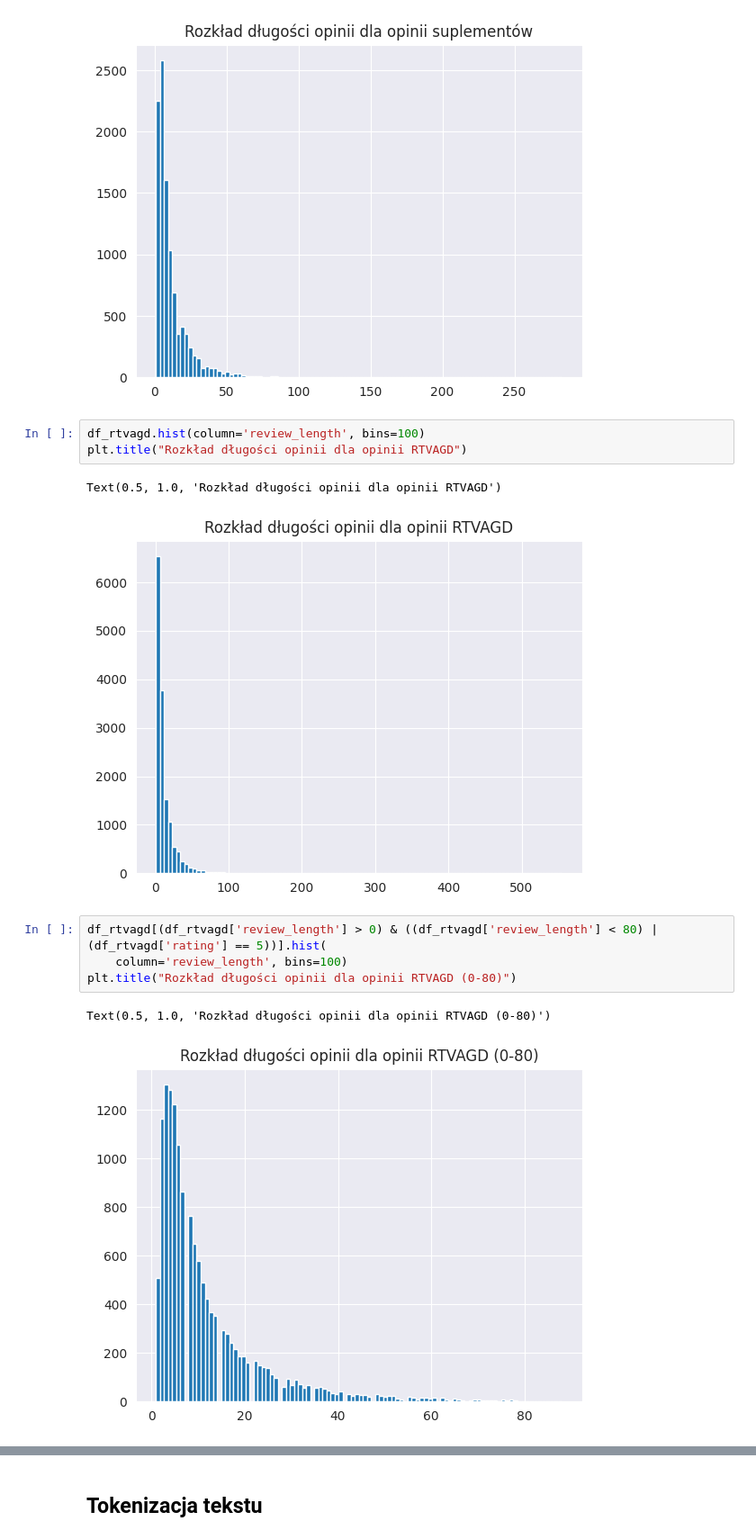
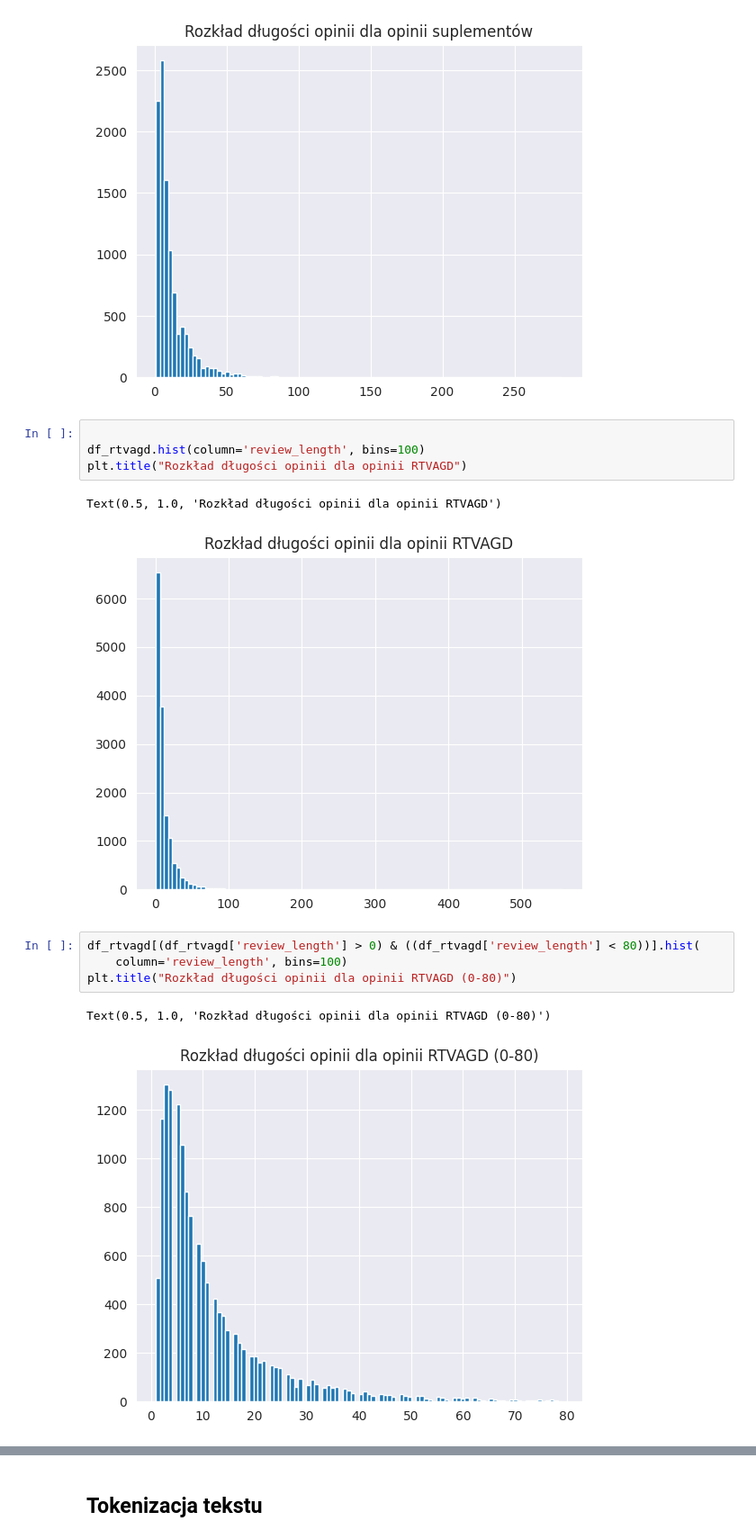
Before and after one commit to 13Dominik/engineering_thesis, a Jupyter notebook: project.ipynb, the cells around one changed output, grey strips where cells are left out. Shown: that part at 90% size. Drawn from its saved outputs; the diff is of its cells as text.

```diff
--- a/project.ipynb
+++ b/project.ipynb
@@ -147,15 +180,16 @@ plt.title("Rozkład długości opinii dla opinii suplementów")
 Text(0.5, 1.0, 'Rozkład długości opinii dla opinii suplementów')
 [figure]
 # %%
+
 df_rtvagd.hist(column='review_length', bins=100)
 plt.title("Rozkład długości opinii dla opinii RTVAGD")
 # %% [output]
 Text(0.5, 1.0, 'Rozkład długości opinii dla opinii RTVAGD')
 [figure]
 # %%
-df_rtvagd[(df_rtvagd['review_length'] > 0) & ((df_rtvagd['review_length'] < 80) | (df_rtvagd['rating'] == 5))].hist(
+df_rtvagd[(df_rtvagd['review_length'] > 0) & ((df_rtvagd['review_length'] < 80))].hist(
     column='review_length', bins=100)
 plt.title("Rozkład długości opinii dla opinii RTVAGD (0-80)")
 # %% [output]
 Text(0.5, 1.0, 'Rozkład długości opinii dla opinii RTVAGD (0-80)')
-[figure, old version]
+[figure, new version]
```
Also changed, not shown: parts of 50 cells of this notebook, 3 other files.
